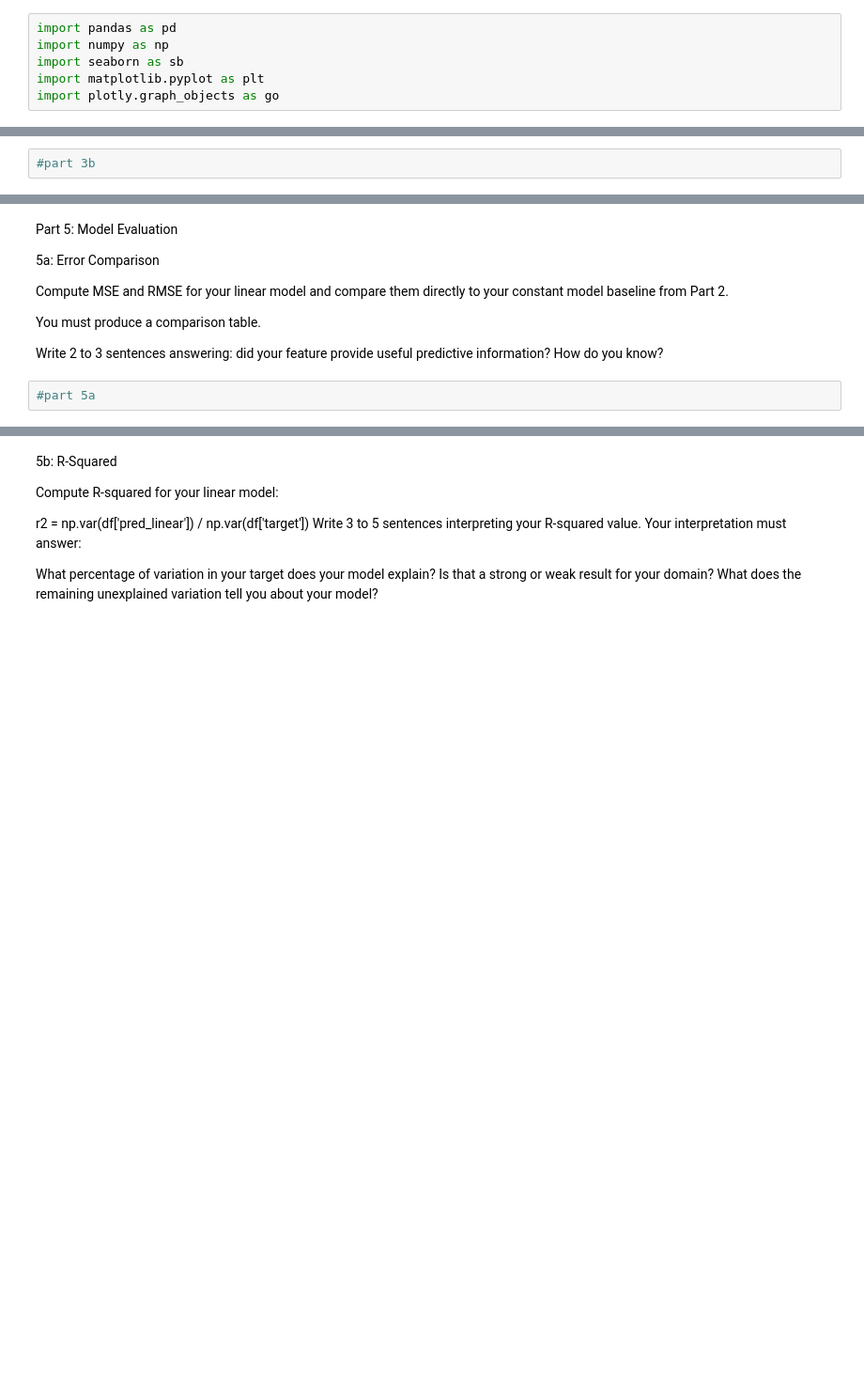
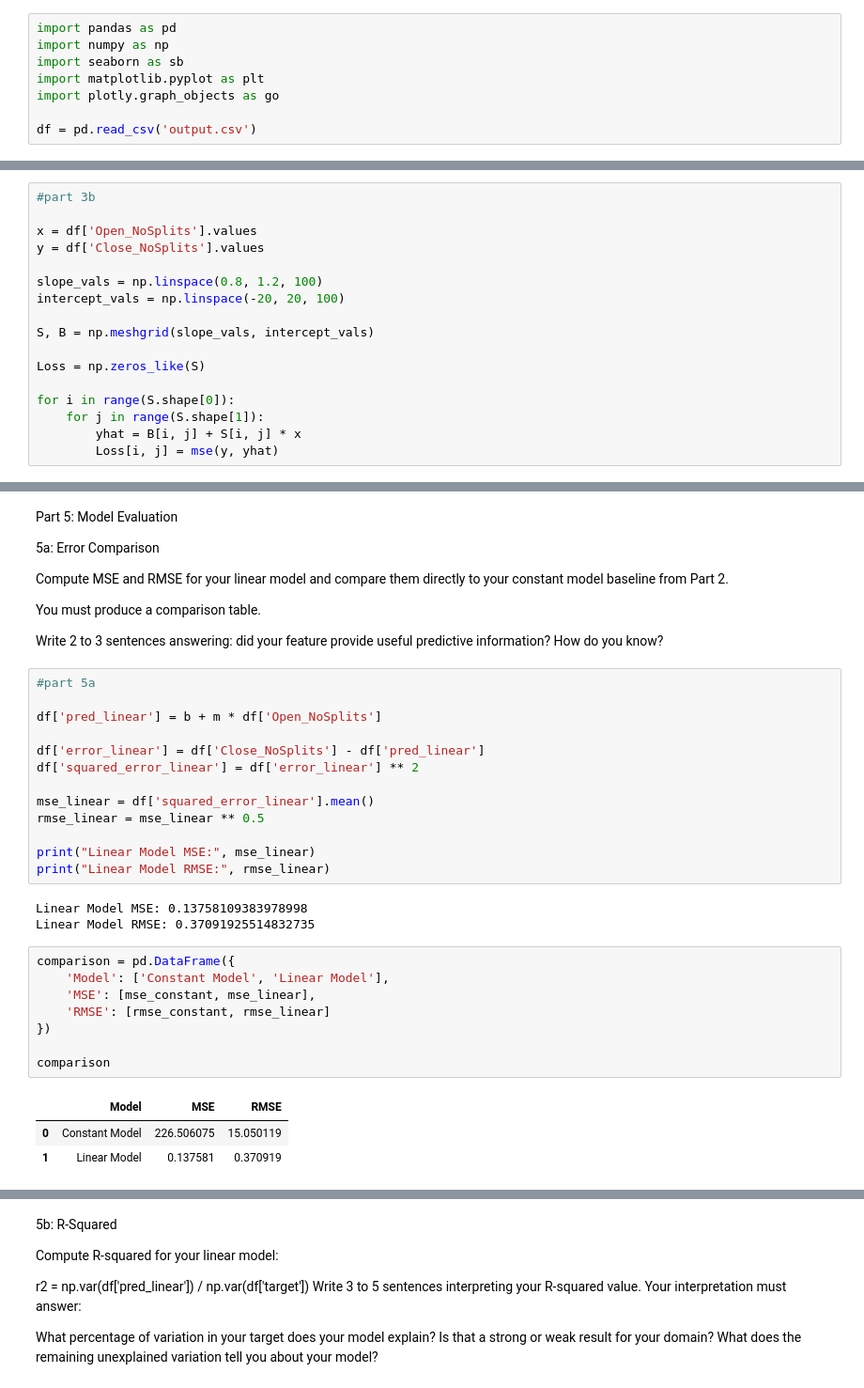
Before and after one commit to omal0/CS577-AppleStock, a Jupyter notebook: Assignments/ProjectPhase3.ipynb, the cells around one changed output, grey strips where cells are left out. Shown at 94% size. Drawn from its saved outputs; the diff is of its cells as text; blank space fills up the shorter version.

```diff
--- a/Assignments/ProjectPhase3.ipynb
+++ b/Assignments/ProjectPhase3.ipynb
@@ -16,6 +16,8 @@ import numpy as np
 import seaborn as sb
 import matplotlib.pyplot as plt
 import plotly.graph_objects as go
+
+df = pd.read_csv('output.csv')
 # %% [markdown]
 Part 1: Feature and Target Selection
 
@@ -88,3 +114,18 @@ Where is the minimum and what does that point mean?
 What would happen to the surface if you used a different loss function, such as mean absolute error?
 # %%
 #part 3b
+
+x = df['Open_NoSplits'].values
+y = df['Close_NoSplits'].values
+
+slope_vals = np.linspace(0.8, 1.2, 100)
+intercept_vals = np.linspace(-20, 20, 100)
+
+S, B = np.meshgrid(slope_vals, intercept_vals)
+
+Loss = np.zeros_like(S)
+
+for i in range(S.shape[0]):
+    for j in range(S.shape[1]):
+        yhat = B[i, j] + S[i, j] * x
+        Loss[i, j] = mse(y, yhat)
@@ -144,3 +272,29 @@ You must produce a comparison table.
 Write 2 to 3 sentences answering: did your feature provide useful predictive information? How do you know?
 # %%
 #part 5a
+
+df['pred_linear'] = b + m * df['Open_NoSplits']
+
+df['error_linear'] = df['Close_NoSplits'] - df['pred_linear']
+df['squared_error_linear'] = df['error_linear'] ** 2
+
+mse_linear = df['squared_error_linear'].mean()
+rmse_linear = mse_linear ** 0.5
+
+print("Linear Model MSE:", mse_linear)
+print("Linear Model RMSE:", rmse_linear)
+# %% [output]
+Linear Model MSE: 0.13758109383978998
+Linear Model RMSE: 0.37091925514832735
+# %%
+comparison = pd.DataFrame({
+    'Model': ['Constant Model', 'Linear Model'],
+    'MSE': [mse_constant, mse_linear],
+    'RMSE': [rmse_constant, rmse_linear]
+})
+
+comparison
+# %% [output]
+|  | Model | MSE | RMSE |
+| 0 | Constant Model | 226.506075 | 15.050119 |
+| 1 | Linear Model | 0.137581 | 0.370919 |
```
Also changed, not shown: parts of 14 cells of this notebook, 2 other files.
